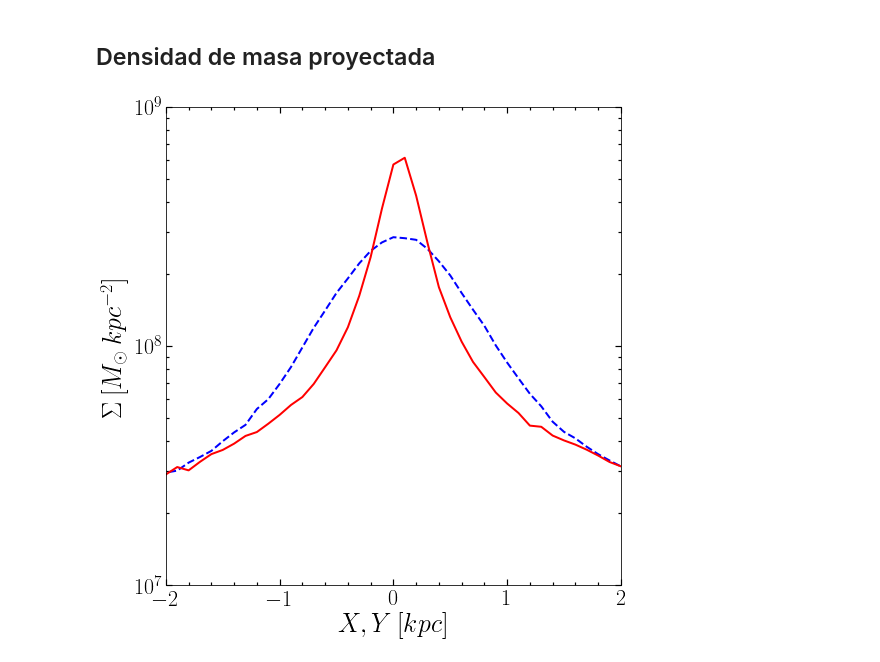
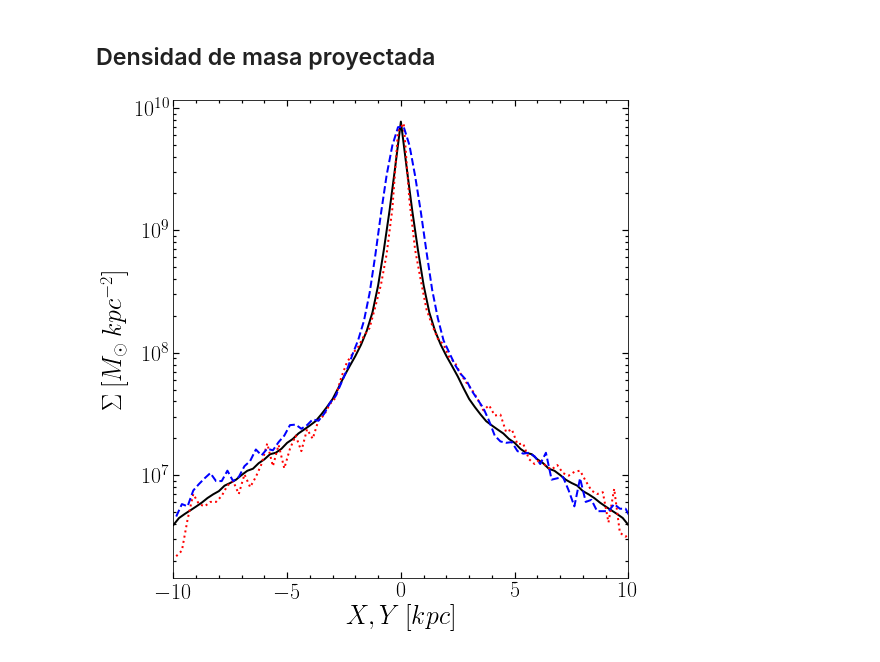
Before and after one commit to ornemarioni/Barras_GdGs, a Jupyter notebook: Barras_Gd/programs/barra_analisis3.ipynb, the cells around one changed output. Drawn from its saved outputs; the diff is of its cells as text; code cells hidden in the pictures.

Commit message:
perfiles de densidad de las galaxias -- aun falta acomodar bien los plots

```diff
--- a/Barras_Gd/programs/barra_analisis3.ipynb
+++ b/Barras_Gd/programs/barra_analisis3.ipynb
@@ -1351,50 +1351,78 @@ corte2, = np.where(r<3*aexp[0])
 
 A2max, rmax, phimax = strng.a2max(mstr[corte2], xn[corte2], yn[corte2], 20)
 
 xx = xn*cos(phimax)+yn*sin(phimax)
 yy = xn*-sin(phimax)+yn*cos(phimax)
 zz = zn
 
-Rn = np.sqrt(xx**2 + yy**2)
+RR = np.sqrt(xx**2 + yy**2)
 
 
-salto = 0.1
-bine  = frange(-10,10,salto)
-abin  = frange(-10+salto,10+salto,salto)
-#     print len(bine), len(abin)
+salto = 0.25
+desde = -10
+hasta = 10
+bine  = frange(desde,hasta,salto)
+# print bine
+abine = frange(desde+salto/2.,hasta+salto/2.,salto)
+# print len(bine), len(abin)
 
-masax = np.zeros([len(abin)])
-masay = np.zeros([len(abin)])
+masax = np.zeros([len(bine)])
+masay = np.zeros([len(bine)])
+
+smax = salto
+smin = -salto
+area = (smax-smin)*salto
 k = 0
 for i in bine:
-    maskx, = np.where((yy<10) & (yy>-10) & (xx>i) & (xx<i+salto))
+    maskx, = np.where((yy<smax) & (yy>smin) & (xx>i) & (xx<i+salto) )
     masax[k] = sum(mstr[maskx])
-    masky, = np.where((xx<10) & (xx>-10) & (yy>i) & (yy<i+salto))
+    masky, = np.where((xx<smax) & (xx>smin) & (yy>i) & (yy<i+salto))
     masay[k] = sum(mstr[masky])
+    k += 1
 
-#         maskR, = np.where((RR>i)&(RR<i+salto))
-#         masaR[k] = sum(mstr[maskR])
+
+k=0
+bineR = frange(0,hasta,salto)
+abineR = frange(salto, hasta+salto, salto)
+masaR = np.zeros([len(bineR)])
+areaR = np.zeros([len(bineR)])
+for i in bineR:
+    maskR, = np.where((RR>i)&(RR<i+salto))
+    masaR[k] = sum(mstr[maskR])
+    areaR[k] = pi*((i+salto)**2-i**2)
     k += 1
-area = 20*salto
+
+density = masaR/areaR
+# masaR=np.sqrt(masax**2 + masay**2)
+nabineR = -abineR[::-1]
+nmasaR  = masaR[::-1]
+nareaR  = areaR[::-1]
+
+ndensity = nmasaR/nareaR
+
+bine_new = np.hstack((nbineR,bineR))
+new_density = np.hstack((ndensity,density))
+
 
 fig = plt.figure(2,figsize=(8,8))
 fig.subplots_adjust(bottom=0.12, left =0.16, right = 0.95, top = 0.95)
 ax=fig.add_subplot(111)
-ax.plot(abin,masax*1e10/area,'--', lw=2, color = 'b')
-ax.plot(abin,masay*1e10/area,'-', lw=2, color = 'r')
-# ax.plot(abin,masaR/area,'-', lw=2, color = 'k')
-ax.set_ylim(1e7,1e9)
-ax.set_xlim(-2,2)
+ax.plot(bine_new,new_density*1e10,'-', lw=2, color = 'k')
+ax.plot(abine,masay*1e10/area,':', lw=2, color = 'r')
+ax.plot(abine,masax*1e10/area,'--', lw=2, color = 'b')
+
+# ax.set_ylim(1e7,1e8)
+ax.set_xlim(-10,10)
 ax.minorticks_on()
 ax.tick_params( labelsize=22)#, colors='w')
 ax.tick_params('both', length=3, width=1.2,which='minor', direction='in', right='on',top='on')
 ax.tick_params('both', length=6, width=1.2,which='major', direction='in', right='on',top='on')
 ax.set_xlabel(r'$X,Y\:[kpc]$', fontsize=26)
 ax.set_ylabel(r'$\Sigma \: [M_{\odot} \: kpc^{-2}]$',fontsize=26)
 ax.set_yscale('log')
 
 plt.show()
 # %% [output]
-[figure, old version]
+[figure, new version]
 # %%
 ?ax.plot
```
Also changed, not shown: 2 other files.
